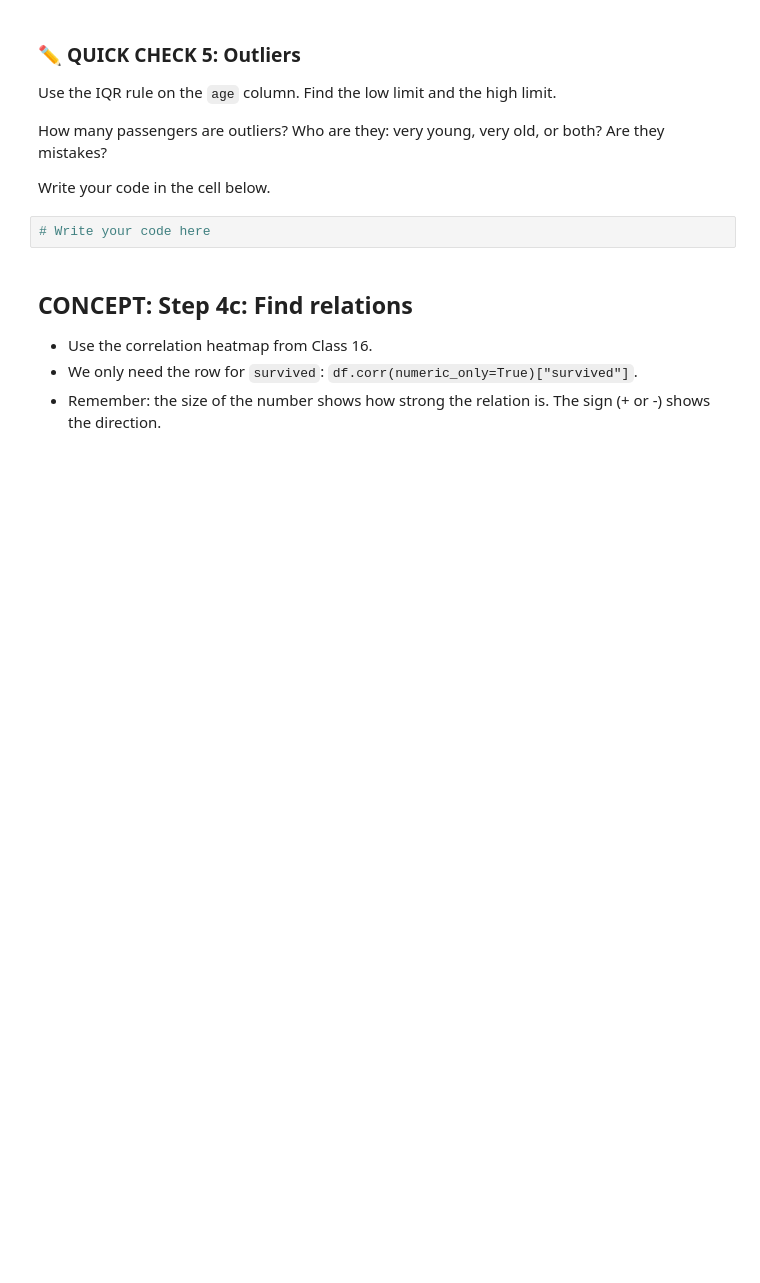
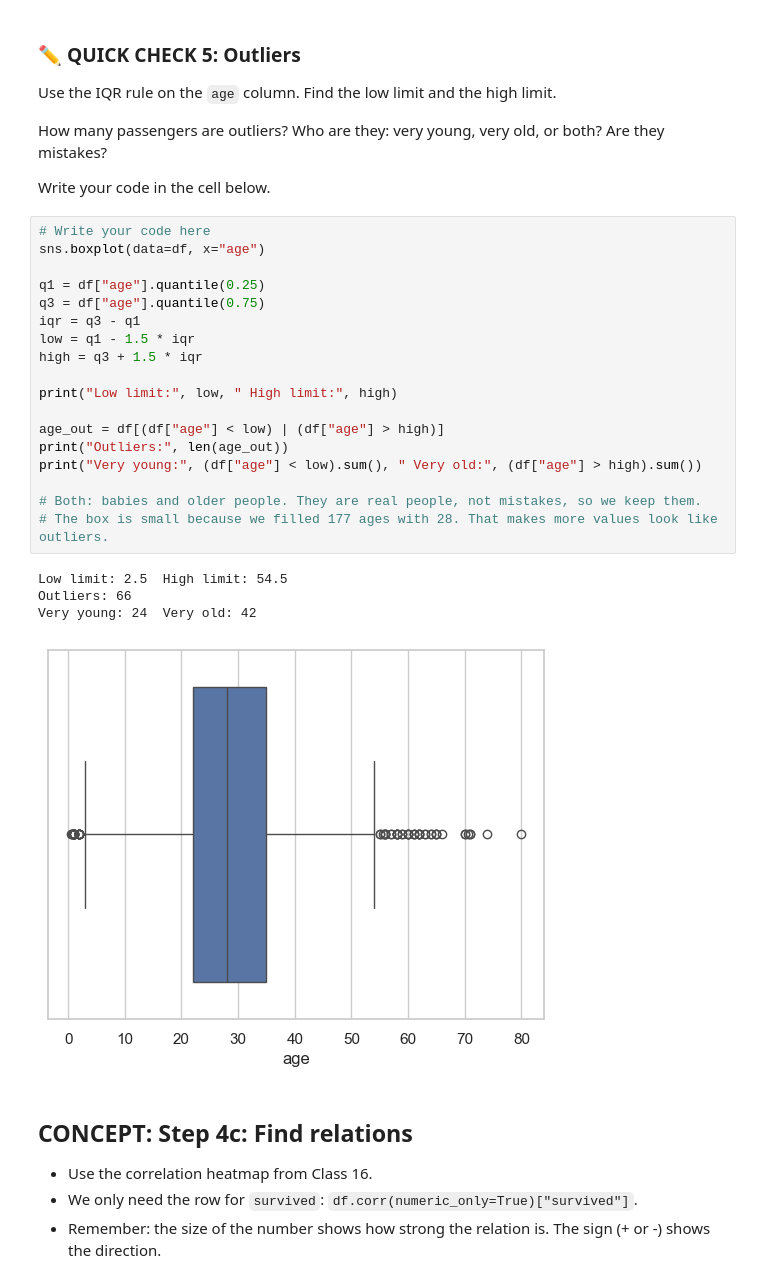
Before and after one commit to sameermakhanii/Python-for-AI-me, a Jupyter notebook: notebooks/Week 4/Day 17/Day_17_EDA_Project.ipynb, the cells around one changed output. Drawn from its saved outputs; the diff is of its cells as text; blank space fills up the shorter version.

```diff
--- a/notebooks/Week 4/Day 17/Day_17_EDA_Project.ipynb
+++ b/notebooks/Week 4/Day 17/Day_17_EDA_Project.ipynb
@@ -449,8 +505,29 @@ Use the IQR rule on the `age` column. Find the low limit and the high limit.
 How many passengers are outliers? Who are they: very young, very old, or both? Are they mistakes?
 
 Write your code in the cell below.
-# %%
-# Write your code here
+# %%
+# Write your code here
+sns.boxplot(data=df, x="age")
+
+q1 = df["age"].quantile(0.25)
+q3 = df["age"].quantile(0.75)
+iqr = q3 - q1
+low = q1 - 1.5 * iqr
+high = q3 + 1.5 * iqr
+
+print("Low limit:", low, " High limit:", high)
+
+age_out = df[(df["age"] < low) | (df["age"] > high)]
+print("Outliers:", len(age_out))
+print("Very young:", (df["age"] < low).sum(), " Very old:", (df["age"] > high).sum())
+
+# Both: babies and older people. They are real people, not mistakes, so we keep them.
+# The box is small because we filled 177 ages with 28. That makes more values look like outliers.
+# %% [output]
+Low limit: 2.5  High limit: 54.5
+Outliers: 66
+Very young: 24  Very old: 42
+[figure, added]
 # %% [markdown]
 ## CONCEPT: Step 4c: Find relations
 
```
Also changed, not shown: parts of 19 cells of this notebook, 2 other files.
